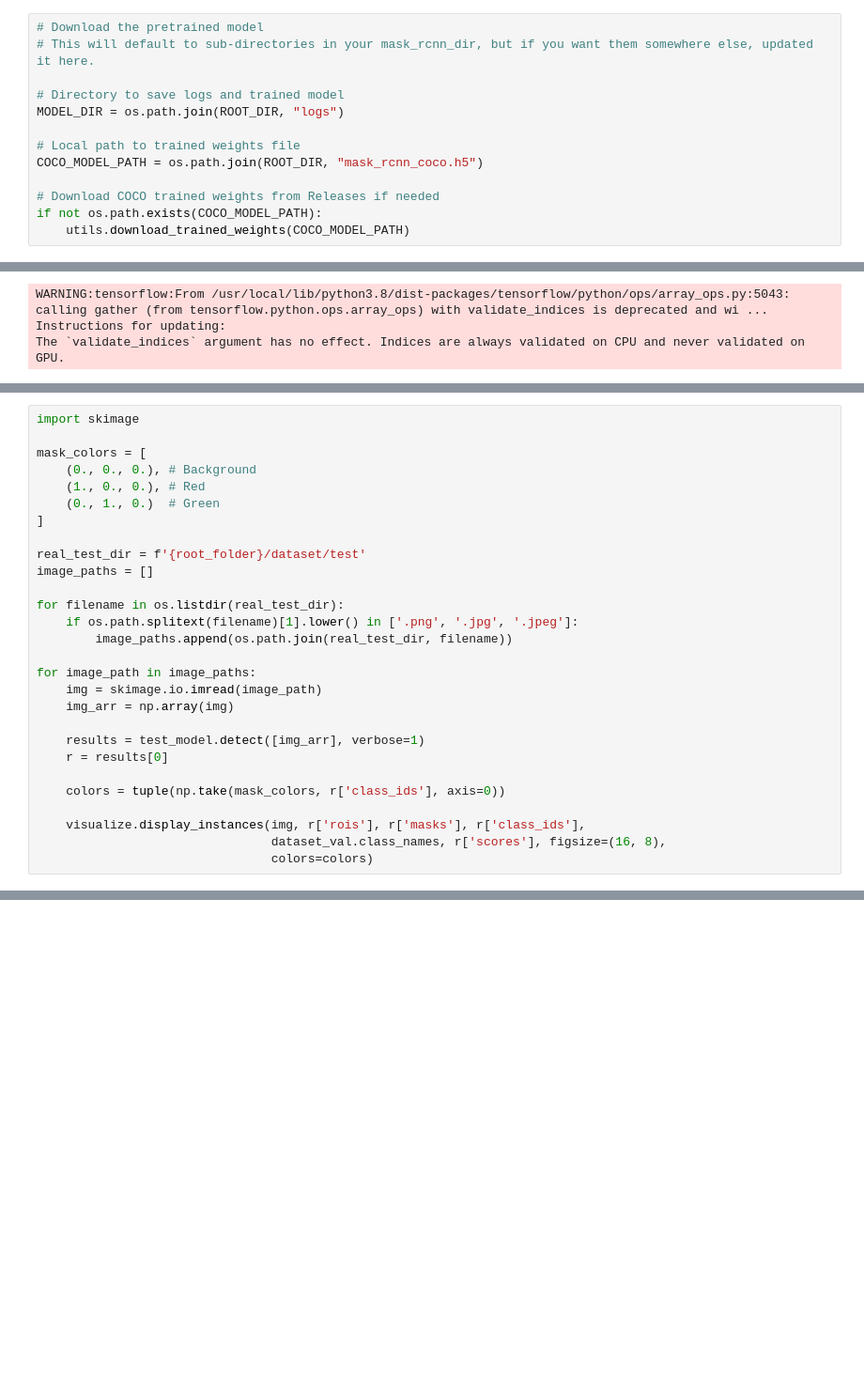
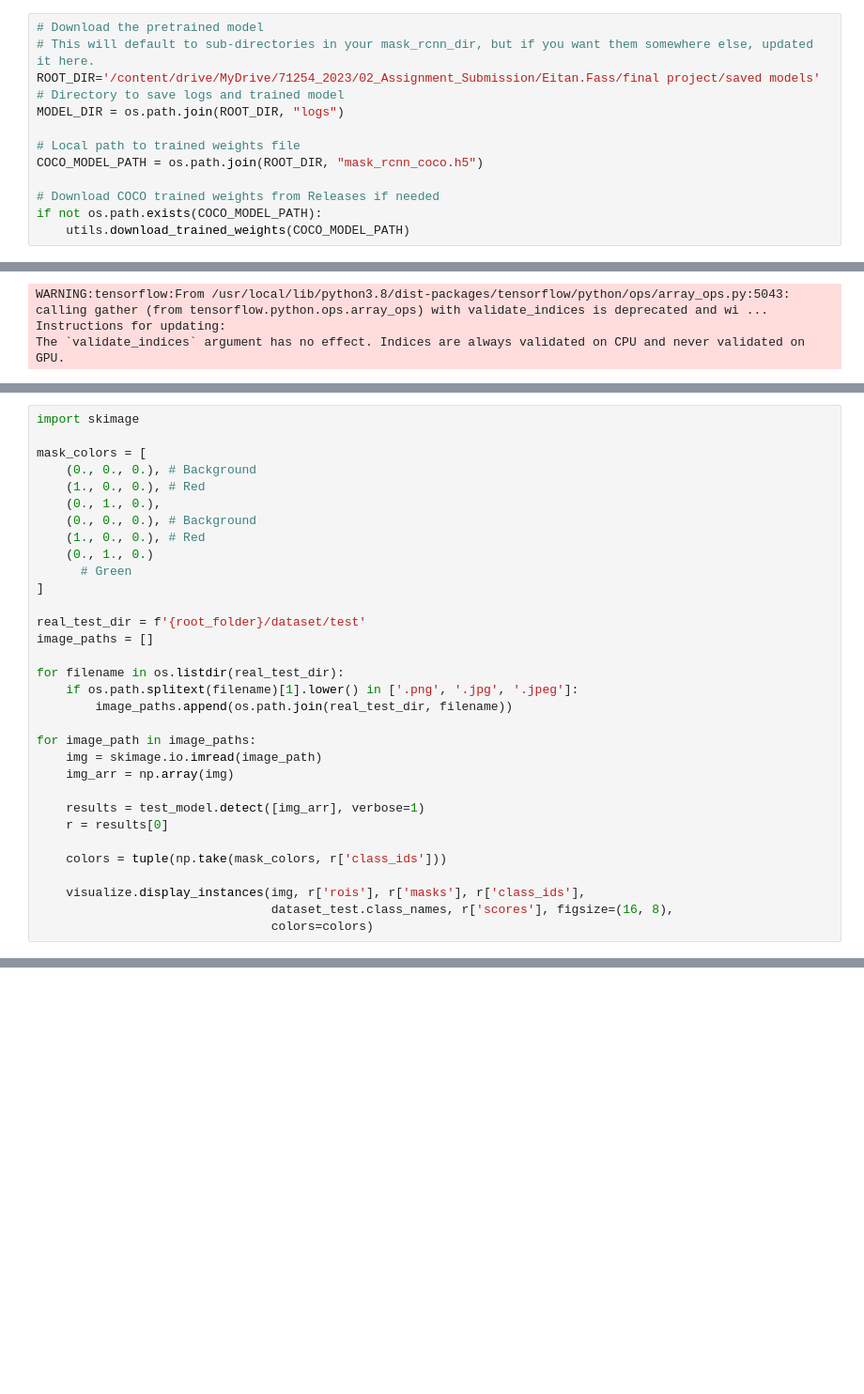
Before and after one commit to eitanfass/image-processing, a Jupyter notebook: trained_model_for_final_project_tomato_detection.ipynb, the cells around one changed output, grey strips where cells are left out. Shown: that part at 94% size. Cells and saved outputs as stored; diff of their text form; blank space fills up the shorter version.

```diff
--- a/trained_model_for_final_project_tomato_detection.ipynb
+++ b/trained_model_for_final_project_tomato_detection.ipynb
@@ -144,7 +142,7 @@ Training on device cuda.
 # %%
 # Download the pretrained model
 # This will default to sub-directories in your mask_rcnn_dir, but if you want them somewhere else, updated it here.
-
+ROOT_DIR='/content/drive/MyDrive/71254_2023/02_Assignment_Submission/Eitan.Fass/final project/saved models'
 # Directory to save logs and trained model
 MODEL_DIR = os.path.join(ROOT_DIR, "logs")
 
@@ -418,7 +422,11 @@ import skimage
 mask_colors = [
     (0., 0., 0.), # Background
     (1., 0., 0.), # Red
-    (0., 1., 0.)  # Green
+    (0., 1., 0.),
+    (0., 0., 0.), # Background
+    (1., 0., 0.), # Red
+    (0., 1., 0.)
+      # Green
 ]
 
 real_test_dir = f'{root_folder}/dataset/test'
@@ -435,8 +443,9 @@ for image_path in image_paths:
     results = test_model.detect([img_arr], verbose=1)
     r = results[0]
 
-    colors = tuple(np.take(mask_colors, r['class_ids'], axis=0))
+    colors = tuple(np.take(mask_colors, r['class_ids']))
 
     visualize.display_instances(img, r['rois'], r['masks'], r['class_ids'],
-                                dataset_val.class_names, r['scores'], figsize=(16, 8),
+                                dataset_test.class_names, r['scores'], figsize=(16, 8),
                                 colors=colors)
+# %% [output]
@@ -442,0 +458 @@ for image_path in image_paths:
+[figure, added]
```
Also changed, not shown: parts of 10 cells of this notebook.
